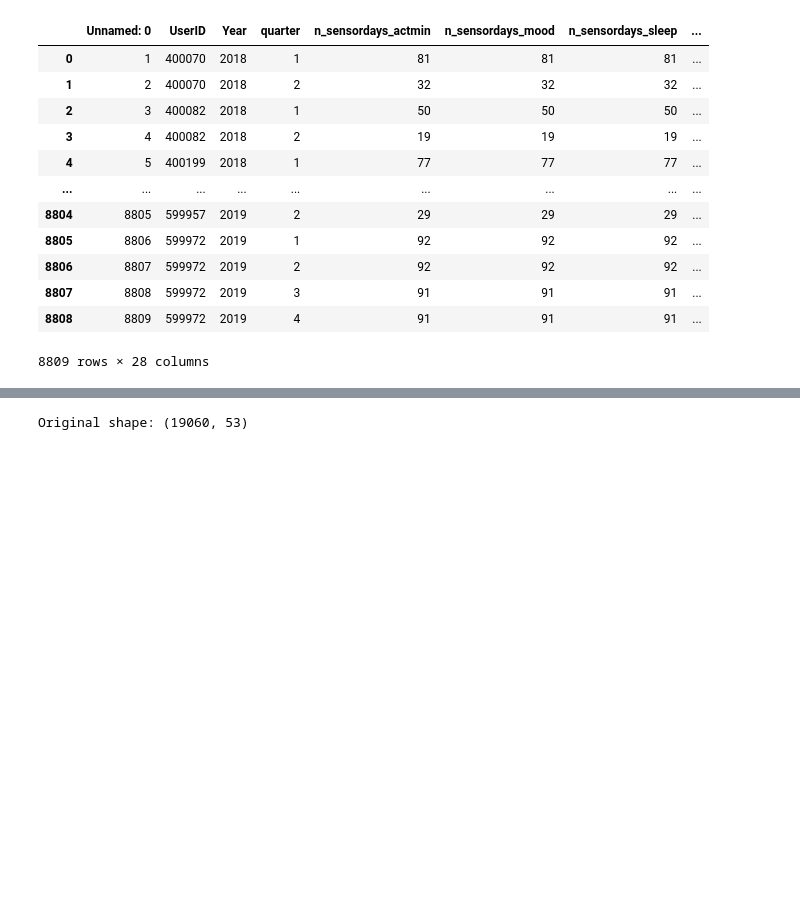
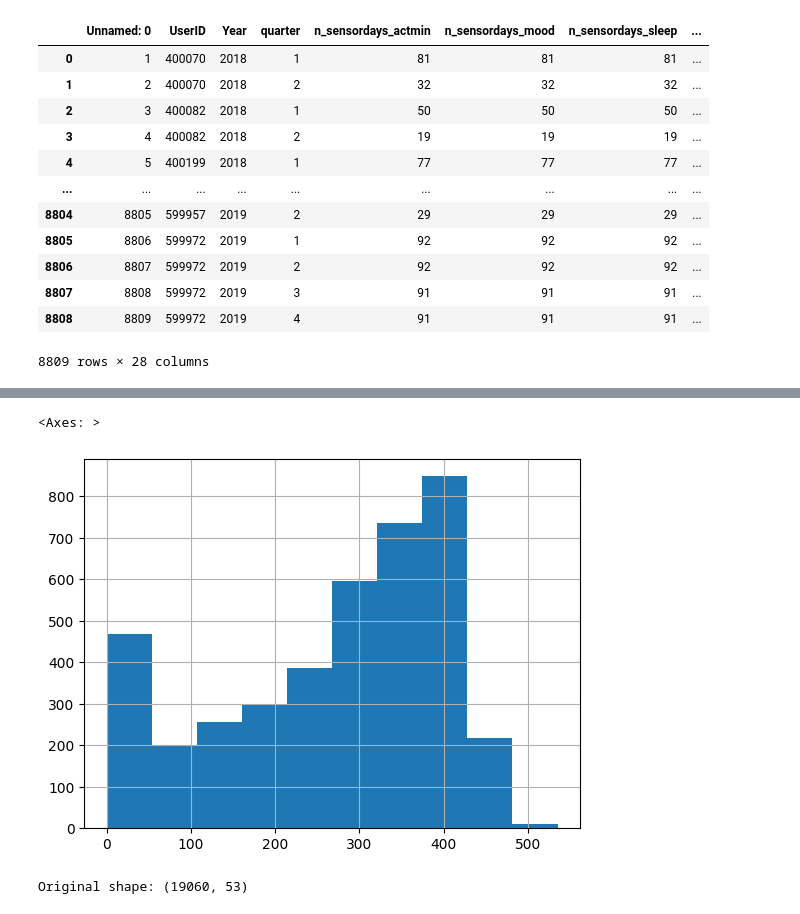
Before and after one commit to alexanderquispe/PassiveSensing-Symptoms-NetworkAnalysis, a Jupyter notebook: dslc_documentation/2_analysis_2.ipynb, the cells around one changed output, grey strips where cells are left out. Cells and saved outputs as stored; diff of their text form; code cells hidden in the pictures; blank space fills up the shorter version.

```diff
--- a/dslc_documentation/2_analysis_2.ipynb
+++ b/dslc_documentation/2_analysis_2.ipynb
@@ -649,3 +648,9 @@ Columns in merged dataset:
+# %%
+merged_data_2019 = merged_data[merged_data['Year'] == 2019]
+merged_data_2019.mean_sleep.hist()
+# %% [output]
+<Axes: >
+[figure, added]
 # %%
 # Print original shape
 print("Original shape:", merged_data.shape)
```
Also changed, not shown: parts of 10 cells of this notebook, 11 other files.
